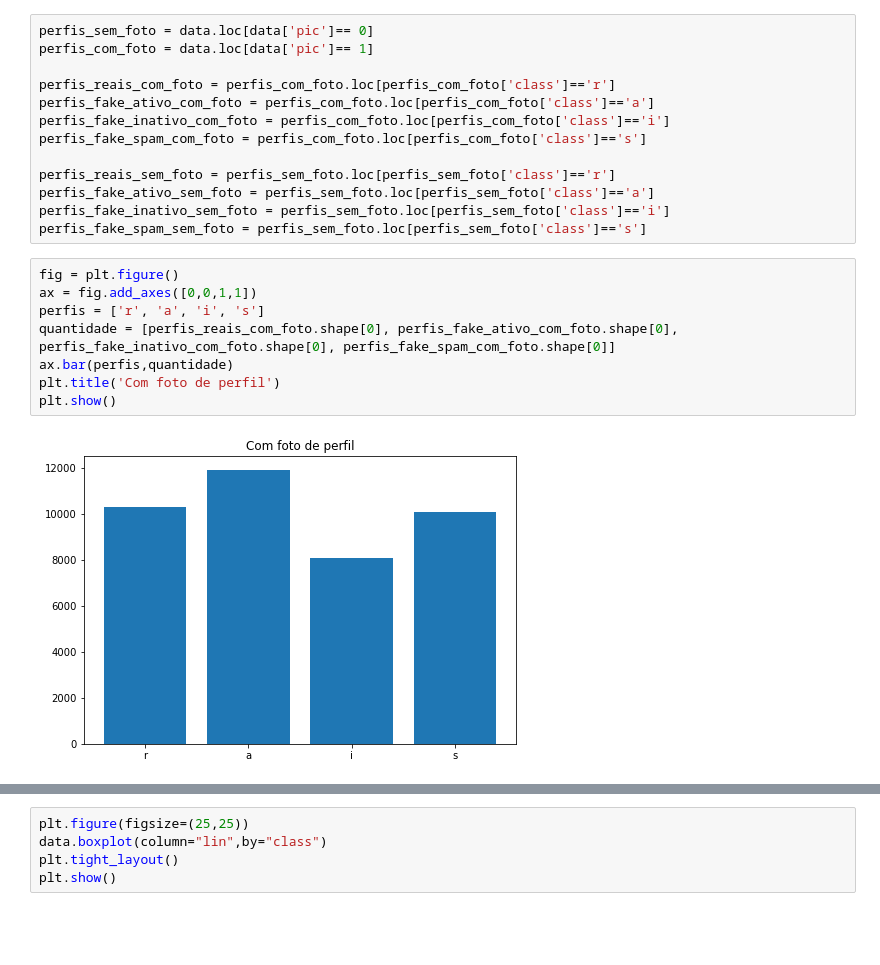
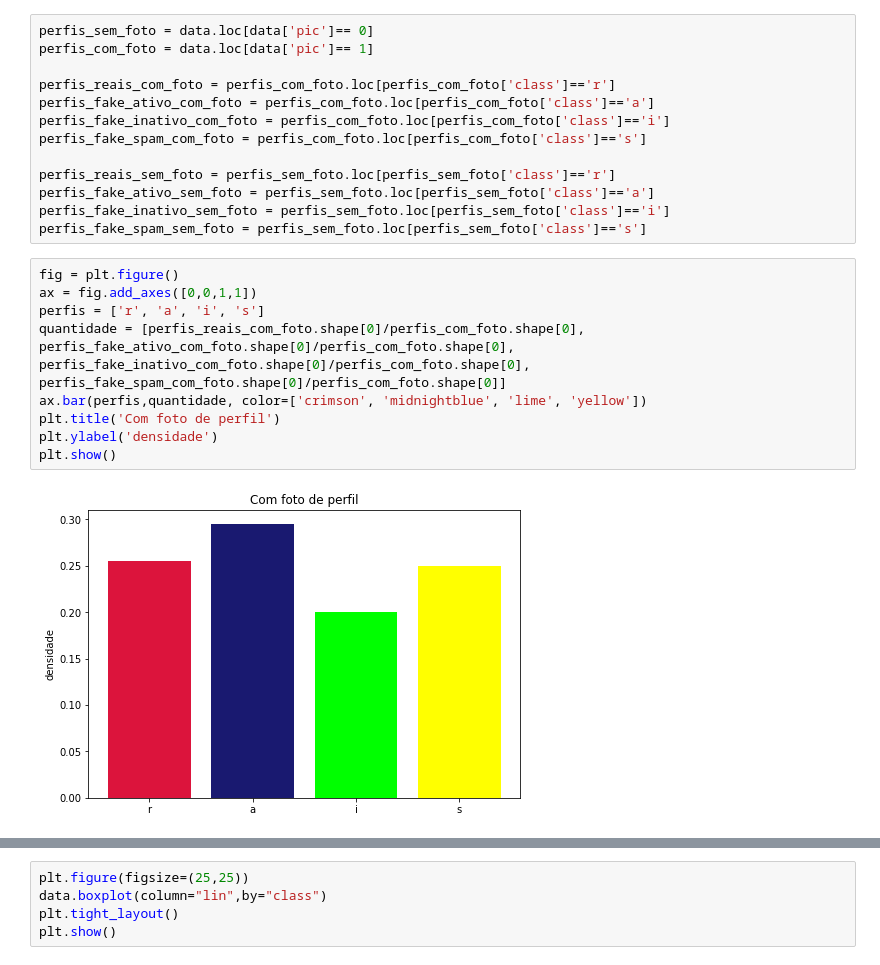
Before and after one commit to ArthurCisotto/P2_CDados, a Jupyter notebook: Projeto_2_CDados.ipynb, the cells around one changed output, grey strips where cells are left out. Drawn from its saved outputs; the diff is of its cells as text; blank space fills up the shorter version.

```diff
--- a/Projeto_2_CDados.ipynb
+++ b/Projeto_2_CDados.ipynb
@@ -270,13 +277,14 @@ perfis_fake_spam_sem_foto = perfis_sem_foto.loc[perfis_sem_foto['class']=='s']
 # %%
 fig = plt.figure()
 ax = fig.add_axes([0,0,1,1])
 perfis = ['r', 'a', 'i', 's']
-quantidade = [perfis_reais_com_foto.shape[0], perfis_fake_ativo_com_foto.shape[0], perfis_fake_inativo_com_foto.shape[0], perfis_fake_spam_com_foto.shape[0]]
-ax.bar(perfis,quantidade)
+quantidade = [perfis_reais_com_foto.shape[0]/perfis_com_foto.shape[0], perfis_fake_ativo_com_foto.shape[0]/perfis_com_foto.shape[0], perfis_fake_inativo_com_foto.shape[0]/perfis_com_foto.shape[0], perfis_fake_spam_com_foto.shape[0]/perfis_com_foto.shape[0]]
+ax.bar(perfis,quantidade, color=['crimson', 'midnightblue', 'lime', 'yellow'])
 plt.title('Com foto de perfil')
+plt.ylabel('densidade')
 plt.show()
 # %% [output]
-[figure, old version]
+[figure, new version]
 # %%
 fig = plt.figure()
 ax = fig.add_axes([0,0,1,1])
```
Also changed, not shown: parts of 38 cells of this notebook.
